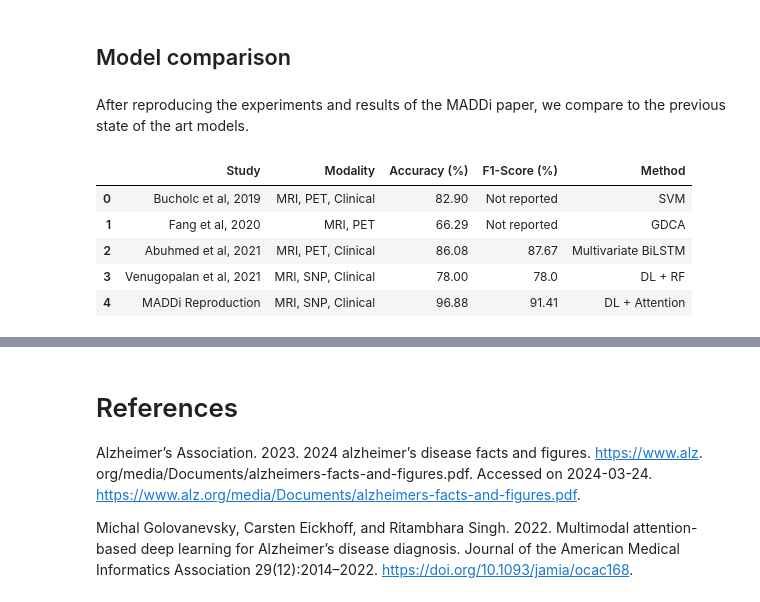
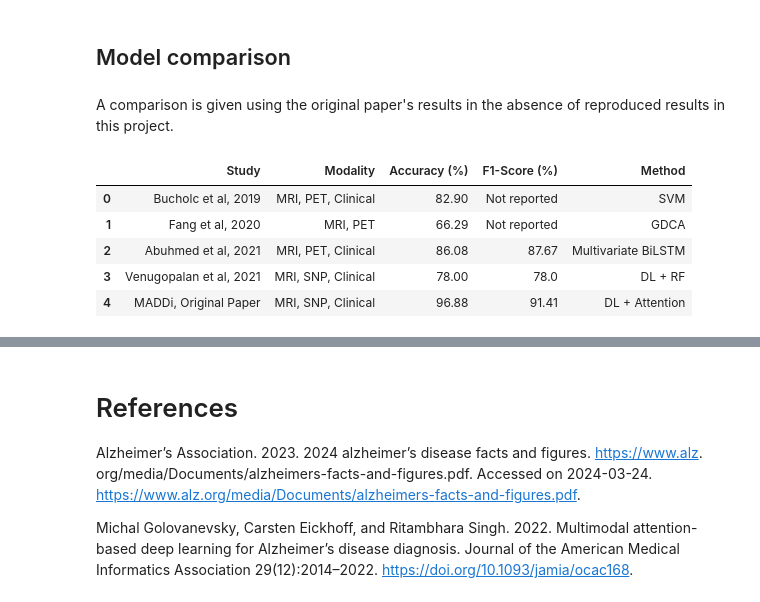
Before and after one commit to tomasanthony/cs598-project, a Jupyter notebook: Team_112.ipynb, the cells around one changed output, grey strips where cells are left out. Saved outputs shown, nothing was run; the diff lists cells and outputs as text; code cells hidden in the pictures.

```diff
--- a/Team_112.ipynb
+++ b/Team_112.ipynb
@@ -533,7 +728,7 @@ display(df)
 # %% [markdown]
 ## Model comparison
-# %% [markdown]
-After reproducing the experiments and results of the MADDi paper, we compare to the previous state of the art models.
+# %% [markdown]
+A comparison is given using the original paper's results in the absence of reproduced results in this project.
 # %%
 import pandas as pd
 from IPython.display import display
@@ -544,7 +739,7 @@ comparison_data = {
         'Fang et al, 2020',
         'Abuhmed et al, 2021',
         'Venugopalan et al, 2021',
-        'MADDi Reproduction'
+        'MADDi, Original Paper'
     ],
     'Modality': [
         'MRI, PET, Clinical',
@@ -555,34 +750,34 @@ comparison_data = {
     ],
     'Accuracy (%)': [
         82.90,
         66.29,
         86.08,
         78.00,
-        96.88   # MADDi reproduction
+        96.88
     ],
     'F1-Score (%)': [
         'Not reported',
         'Not reported',
         87.67,
         78.00,
-        91.41            # MADDi reproduction
+        91.41
     ],
     'Method': [
         'SVM',
         'GDCA',
         'Multivariate BiLSTM',
         'DL + RF',
-        'DL + Attention'  # MADDi reproduction
+        'DL + Attention'
     ]
 }
 
 comparison_df = pd.DataFrame(comparison_data)
 
 display(comparison_df)
 # %% [output]
 |  | Study | Modality | Accuracy (%) | F1-Score (%) | Method |
 | 0 | Bucholc et al, 2019 | MRI, PET, Clinical | 82.90 | Not reported | SVM |
 | 1 | Fang et al, 2020 | MRI, PET | 66.29 | Not reported | GDCA |
 | 2 | Abuhmed et al, 2021 | MRI, PET, Clinical | 86.08 | 87.67 | Multivariate BiLSTM |
 | 3 | Venugopalan et al, 2021 | MRI, SNP, Clinical | 78.00 | 78.0 | DL + RF |
-| 4 | MADDi Reproduction | MRI, SNP, Clinical | 96.88 | 91.41 | DL + Attention |
+| 4 | MADDi, Original Paper | MRI, SNP, Clinical | 96.88 | 91.41 | DL + Attention |
```
Also changed, not shown: parts of 24 cells of this notebook.
